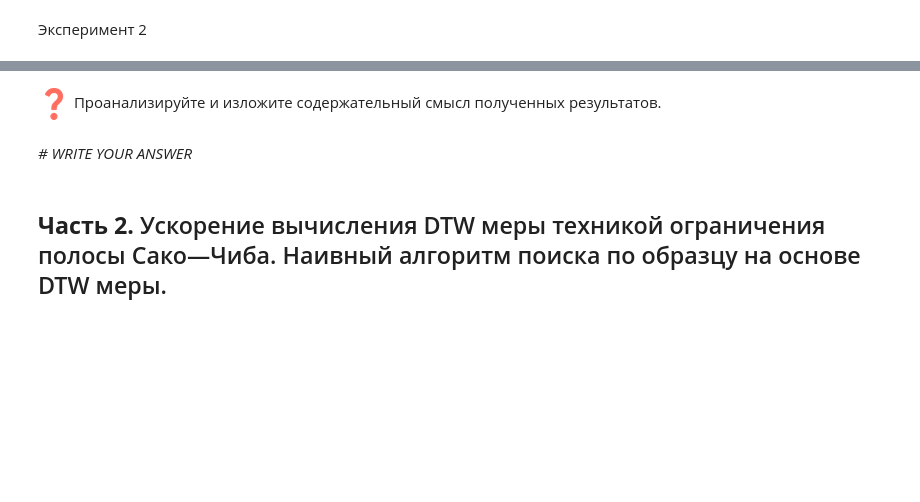
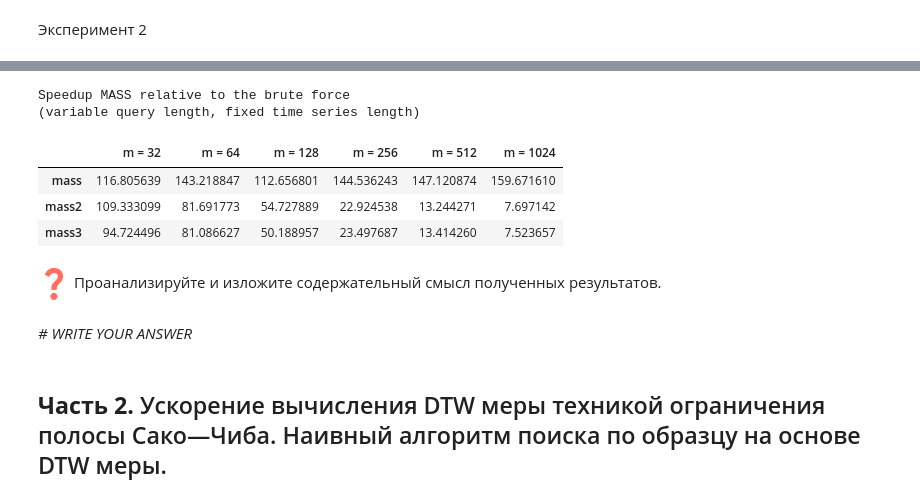
Before and after one commit to Paha185/2024-Mikhaylov-TimeSeriesCourse, a Jupyter notebook: practice/02 Similarity search/02 Similarity search.ipynb, the cells around one changed output, grey strips where cells are left out. Saved outputs shown, nothing was run; the diff lists cells and outputs as text; code cells hidden in the pictures; blank space fills up the shorter version.

```diff
--- a/practice/02 Similarity search/02 Similarity search.ipynb
+++ b/practice/02 Similarity search/02 Similarity search.ipynb
@@ -207,5 +262,19 @@ tab_title = "Speedup MASS relative to the brute force <br> (variable time series
 # %% [markdown]
 Эксперимент 2
+# %%
+def generate_random_data(n, m_list):
+
+    time_series = {}
+    queries = {}
+
+    time_series[str(n)] = np.random.rand(n)
+
+    for m in m_list:
+        queries[str(m)] = np.random.rand(m)
+
+
+
+    return {"ts": time_series, "query": queries}
 # %%
 m_list = [2**5, 2**6, 2**7, 2**8, 2**9, 2**10] # lengths of queries
 n = 2**15 # length of time series
@@ -221,6 +290,13 @@ exp2_data = {
 }
 
 # INSERT YOUR CODE
+exp2_data = generate_random_data(n, m_list)
+data_time = pd.DataFrame(index = algorithms, columns=m_list)
+for i, algorithm in enumerate(algorithms):
+    new_row = run_experiment(algorithms[i], task, exp2_data, exp2_params, algorithms_params[algorithms[i]])
+    data_time.loc[algorithm] = new_row
+# %%
+data_time = data_time.to_numpy()
 # %%
 comparison_param = np.array(algorithms)
 
@@ -228,9 +307,21 @@ comparison_param = np.array(algorithms)
 # %%
 tab_index = algorithms[1:]
 tab_columns = [f"m = {m}" for m in m_list]
 tab_title = "Speedup MASS relative to the brute force <br> (variable query length, fixed time series length)"
 
 # INSERT YOUR CODE
+speedup_data = np.zeros((len(tab_index), len(tab_columns)))
+for index_alg, alg in enumerate(tab_index):
+    for index_lst, lts in enumerate(n_list):
+        speedup_data[index_alg, index_lst] = calculate_speedup(data_time[0, index_lst], data_time[index_alg + 1, index_lst])
+visualize_table_speedup(speedup_data, tab_index, tab_columns, tab_title)
+# %% [output]
+Speedup MASS relative to the brute force
+(variable query length, fixed time series length)
+|  | m = 32 | m = 64 | m = 128 | m = 256 | m = 512 | m = 1024 |
+| mass | 116.805639 | 143.218847 | 112.656801 | 144.536243 | 147.120874 | 159.671610 |
+| mass2 | 109.333099 | 81.691773 | 54.727889 | 22.924538 | 13.244271 | 7.697142 |
+| mass3 | 94.724496 | 81.086627 | 50.188957 | 23.497687 | 13.414260 | 7.523657 |
 # %% [markdown]
 ![equation.png](embedded-picture-1)
 Проанализируйте и изложите содержательный смысл полученных
```
Also changed, not shown: parts of 25 cells of this notebook.
